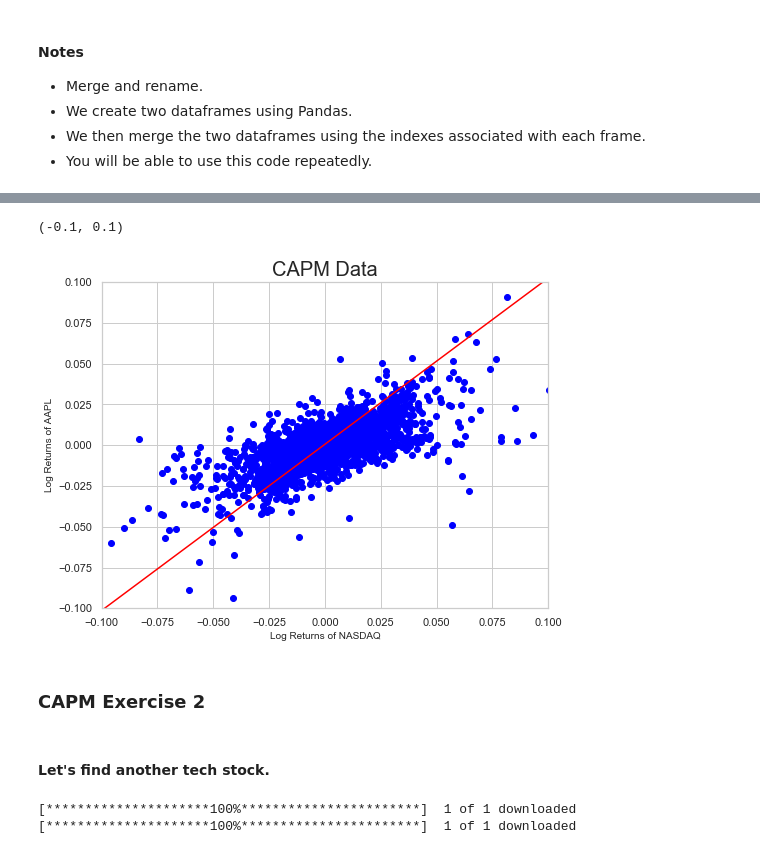
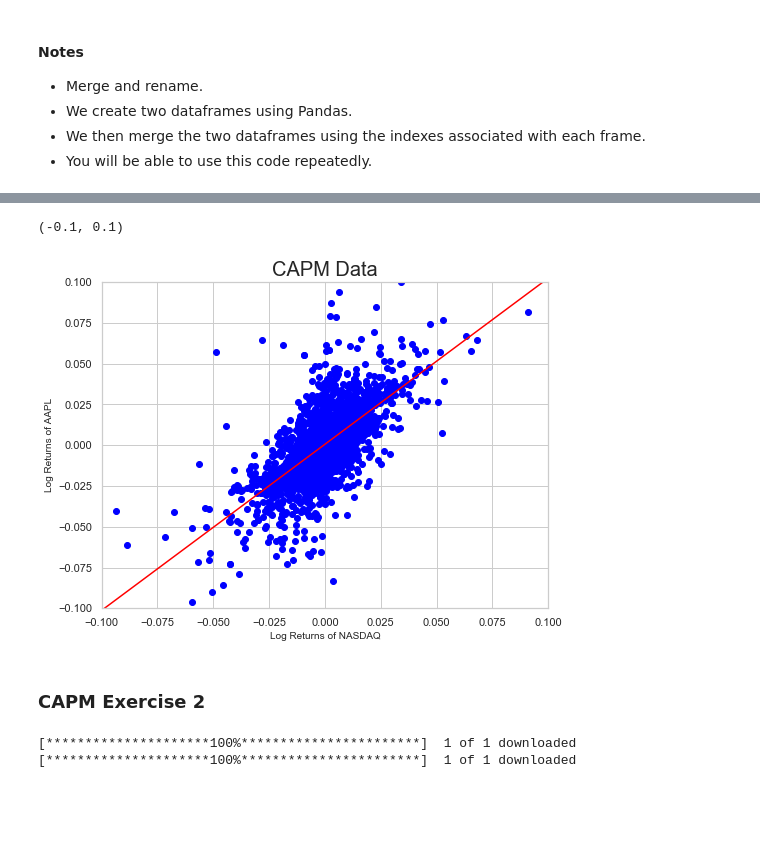
Before and after one commit to thsavage/Hirsh-Fellows-Real-Estate-Finance, a Jupyter notebook: Hirsh Scholars CAPM Example.ipynb, the cells around one changed output, grey strips where cells are left out. Saved outputs shown, nothing was run; the diff lists cells and outputs as text; code cells hidden in the pictures; blank space fills up the shorter version.

```diff
--- a/Hirsh Scholars CAPM Example.ipynb
+++ b/Hirsh Scholars CAPM Example.ipynb
@@ -239,21 +239,19 @@ max       0.111594     0.130637
 # %%
 figure, ax = plt.subplots(figsize=(8, 6))
-ax.scatter(aapl_returns, nasdaq_returns, c="blue")
+ax.scatter(y=aapl_returns, x=nasdaq_returns, c='blue')
 mod = smf.ols(formula='aapl ~ nasdaq', data = data).fit()
 abline_plot(model_results=mod, ax=ax, color='red')
 
 ax.set_title('CAPM Data', fontsize = 20)
 ax.set_ylabel('Log Returns of AAPL', fontsize = 10)
 ax.set_xlabel('Log Returns of NASDAQ', fontsize = 10)
 ax.set_xlim([-0.1, 0.1])
 ax.set_ylim([-0.1, 0.1])
 # %% [output]
 (-0.1, 0.1)
-[figure, old version]
+[figure, new version]
 # %% [markdown]
 ### CAPM Exercise 2
-# %% [markdown]
-#### Let's find another tech stock.
 # %%
 start, end = "2008-08-31", "2018-08-31"
 
```
Also changed, not shown: parts of 13 cells of this notebook, 2 other files.
